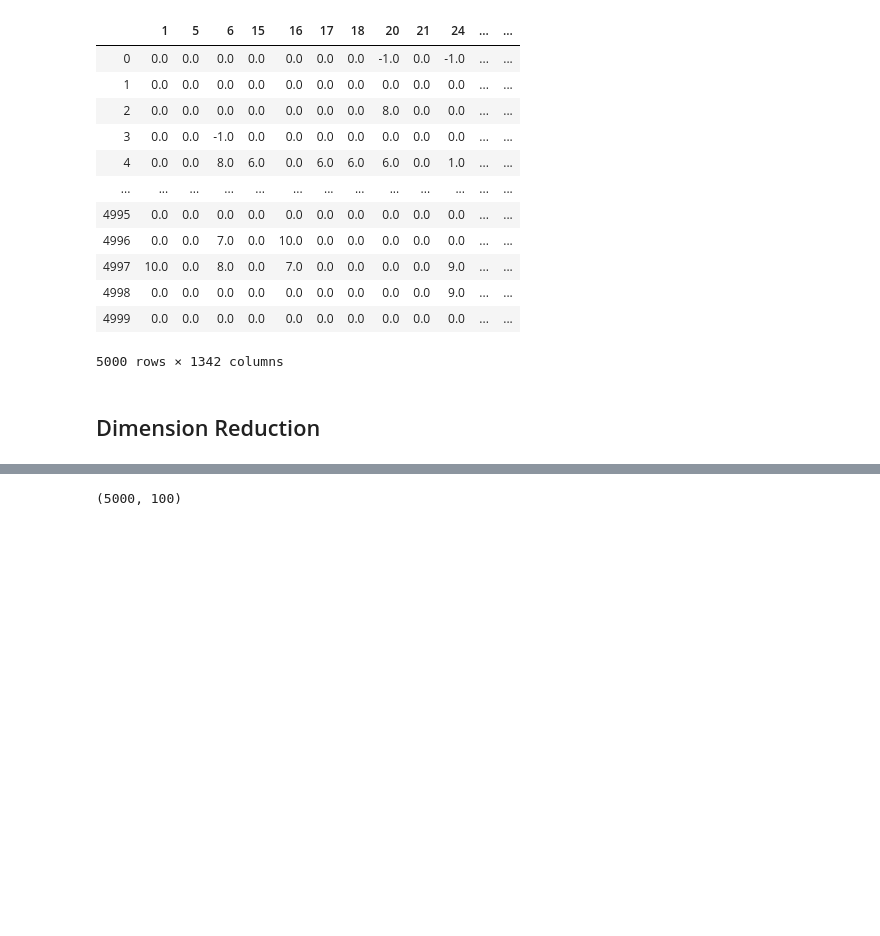
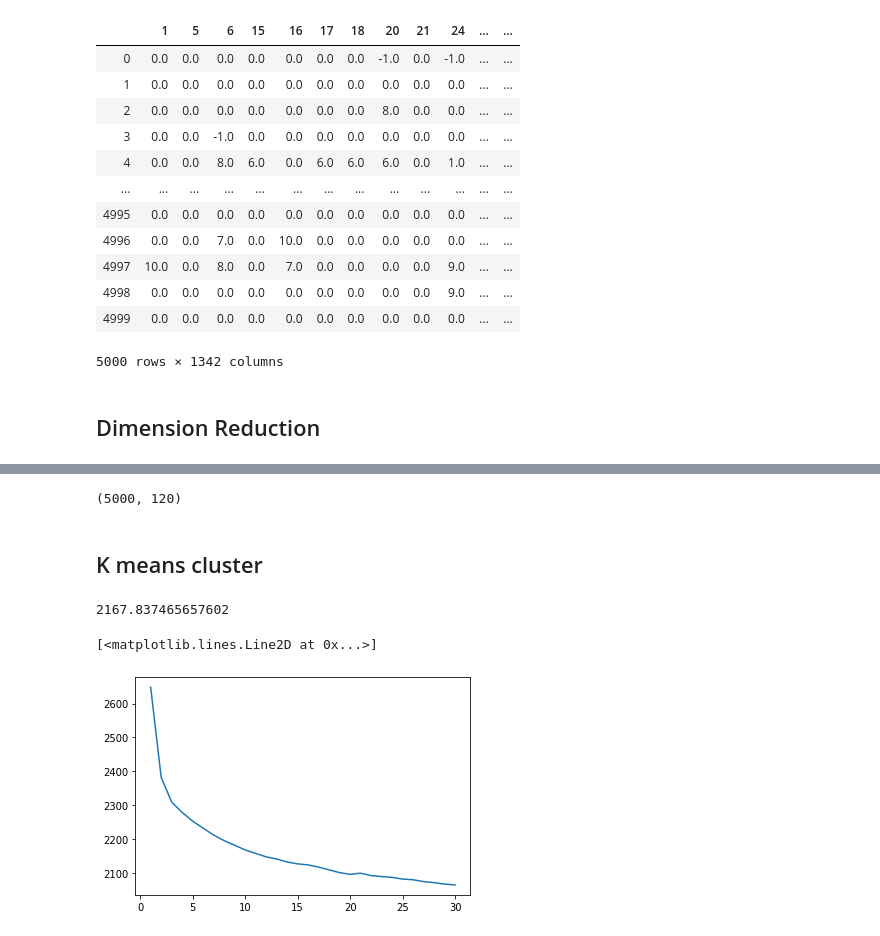
Before and after one commit to AutomnePAN/INF552-anime-visualisation, a Jupyter notebook: data_cluster.ipynb, the cells around one changed output, grey strips where cells are left out. Drawn from its saved outputs; the diff is of its cells as text; code cells hidden in the pictures; blank space fills up the shorter version.

Commit message:
clustering the users using kmeans

```diff
--- a/data_cluster.ipynb
+++ b/data_cluster.ipynb
@@ -89,7 +91,7 @@ rating_table_df
 # %%
 from sklearn.decomposition import PCA
 # %%
-pca = PCA(n_components=100)
+pca = PCA(n_components=120)
 # %%
 rating_table = np.array( rating_table_df )
 # %%
@@ -124,4 +128,23 @@ pca.score(rating_table)
 # %%
 pca.transform(rating_table).shape
 # %% [output]
-(5000, 100)
+(5000, 120)
+# %% [markdown]
+## K means cluster
+# %%
+from sklearn.cluster import KMeans
+kmeans = KMeans(n_clusters=10, random_state=0).fit(rating_table)
+# %%
+kmeans.inertia_ / 5000
+# %% [output]
+2167.837465657602
+# %%
+inertias = np.zeros(30)
+for k in range(1,31):
+    kmeans = KMeans(n_clusters=k, random_state=0).fit(rating_table)
+    inertias[k-1] = kmeans.inertia_ / 5000
+# %%
+pl.plot(range(1,31), inertias)
+# %% [output]
+[<matplotlib.lines.Line2D at 0x...>]
+[figure, added]
```
Also changed, not shown: parts of 13 cells of this notebook.
